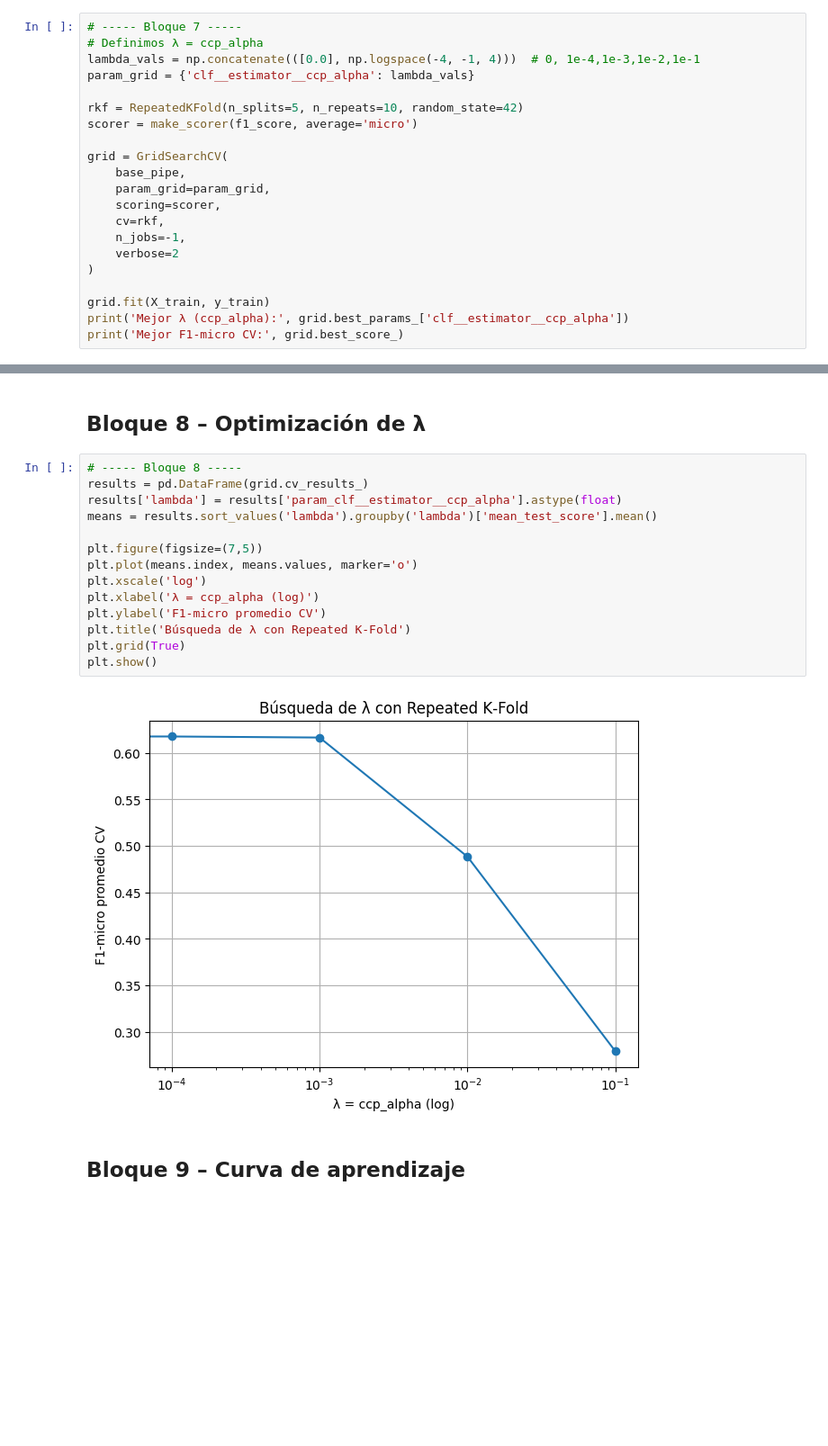
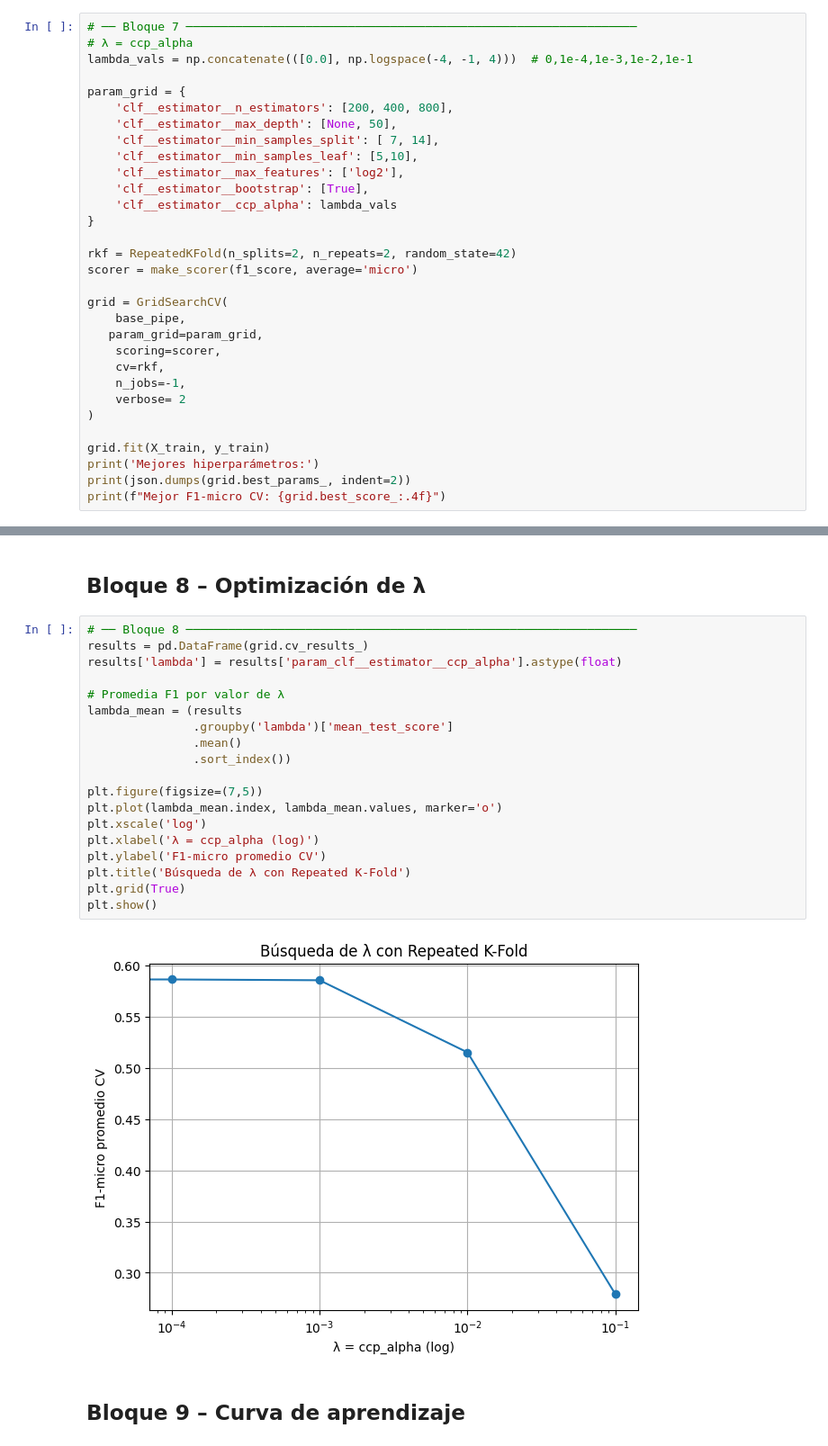
Before and after one commit to VillafuerTech/Seismic-Multilabel-Event_Classifier, a Jupyter notebook: notebooks/06_RF_Model.ipynb, the cells around one changed output, grey strips where cells are left out. Shown at 90% size. Saved outputs shown, nothing was run; the diff lists cells and outputs as text; blank space fills up the shorter version.

```diff
--- a/notebooks/06_RF_Model.ipynb
+++ b/notebooks/06_RF_Model.ipynb
@@ -87,22 +85,32 @@ base_pipe = Pipeline([
 # %%
-# ----- Bloque 7 -----
-# Definimos λ = ccp_alpha
-lambda_vals = np.concatenate(([0.0], np.logspace(-4, -1, 4)))  # 0, 1e‑4,1e‑3,1e‑2,1e‑1
-param_grid = {'clf__estimator__ccp_alpha': lambda_vals}
+# ── Bloque 7 ────────────────────────────────────────────────────────────────
+# λ = ccp_alpha
+lambda_vals = np.concatenate(([0.0], np.logspace(-4, -1, 4)))  # 0,1e-4,1e-3,1e-2,1e-1
 
-rkf = RepeatedKFold(n_splits=5, n_repeats=10, random_state=42)
+param_grid = {
+    'clf__estimator__n_estimators': [200, 400, 800],
+    'clf__estimator__max_depth': [None, 50],
+    'clf__estimator__min_samples_split': [ 7, 14],
+    'clf__estimator__min_samples_leaf': [5,10],
+    'clf__estimator__max_features': ['log2'],
+    'clf__estimator__bootstrap': [True],
+    'clf__estimator__ccp_alpha': lambda_vals
+}
+
+rkf = RepeatedKFold(n_splits=2, n_repeats=2, random_state=42)
 scorer = make_scorer(f1_score, average='micro')
 
 grid = GridSearchCV(
     base_pipe,
-    param_grid=param_grid,
+   param_grid=param_grid,
     scoring=scorer,
     cv=rkf,
     n_jobs=-1,
-    verbose=2
+    verbose= 2
 )
 
 grid.fit(X_train, y_train)
-print('Mejor λ (ccp_alpha):', grid.best_params_['clf__estimator__ccp_alpha'])
-print('Mejor F1‑micro CV:', grid.best_score_)
+print('Mejores hiperparámetros:')
+print(json.dumps(grid.best_params_, indent=2))
+print(f"Mejor F1-micro CV: {grid.best_score_:.4f}")
 # %% [output]
@@ -132,17 +132,22 @@ You can try to debug the error by setting error_score='raise'.
 # %%
-# ----- Bloque 8 -----
+# ── Bloque 8 ────────────────────────────────────────────────────────────────
 results = pd.DataFrame(grid.cv_results_)
 results['lambda'] = results['param_clf__estimator__ccp_alpha'].astype(float)
-means = results.sort_values('lambda').groupby('lambda')['mean_test_score'].mean()
+
+# Promedia F1 por valor de λ
+lambda_mean = (results
+               .groupby('lambda')['mean_test_score']
+               .mean()
+               .sort_index())
 
 plt.figure(figsize=(7,5))
-plt.plot(means.index, means.values, marker='o')
+plt.plot(lambda_mean.index, lambda_mean.values, marker='o')
 plt.xscale('log')
 plt.xlabel('λ = ccp_alpha (log)')
-plt.ylabel('F1‑micro promedio CV')
-plt.title('Búsqueda de λ con Repeated K‑Fold')
+plt.ylabel('F1-micro promedio CV')
+plt.title('Búsqueda de λ con Repeated K-Fold')
 plt.grid(True)
 plt.show()
 # %% [output]
-[figure, old version]
+[figure, new version]
 # %% [markdown]
```
Also changed, not shown: parts of 15 cells of this notebook, 8 other files.
